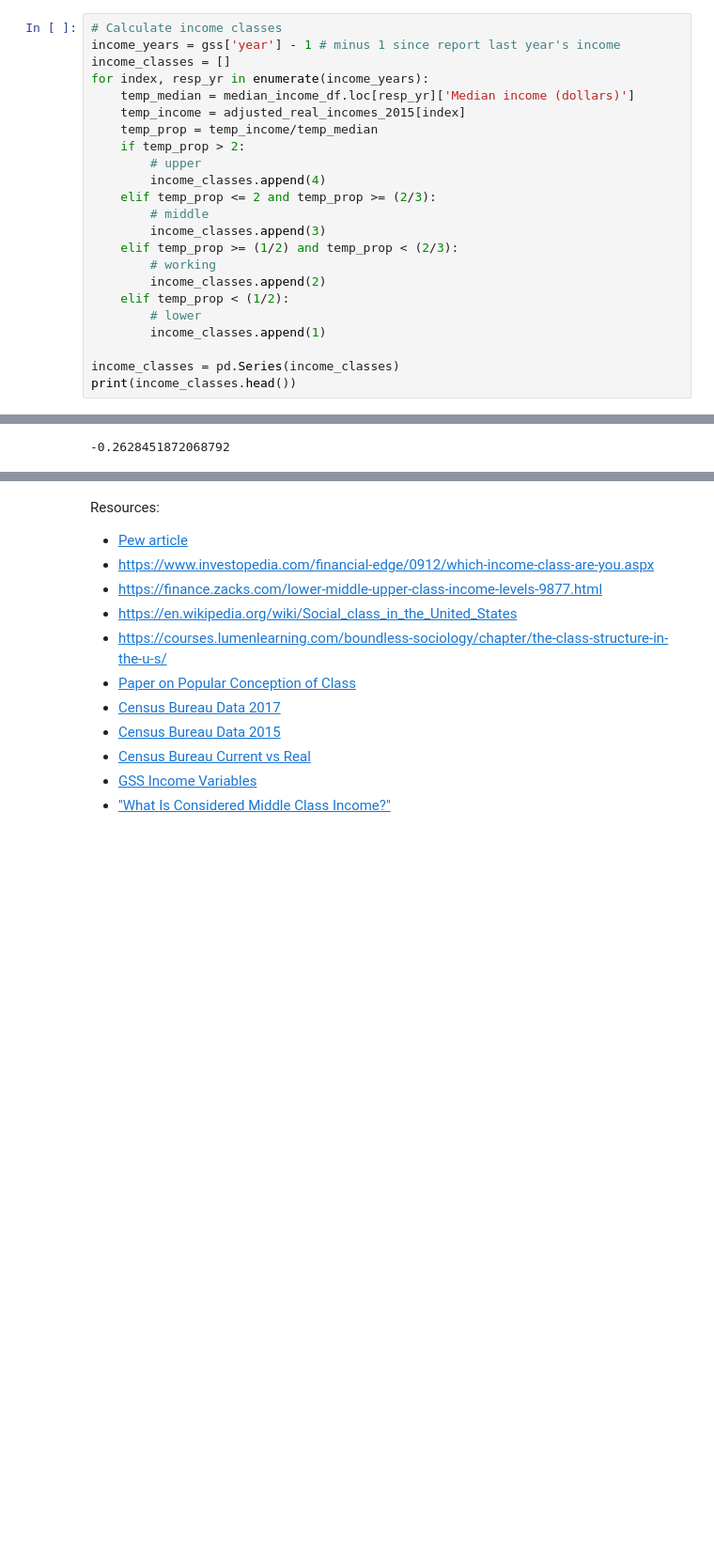
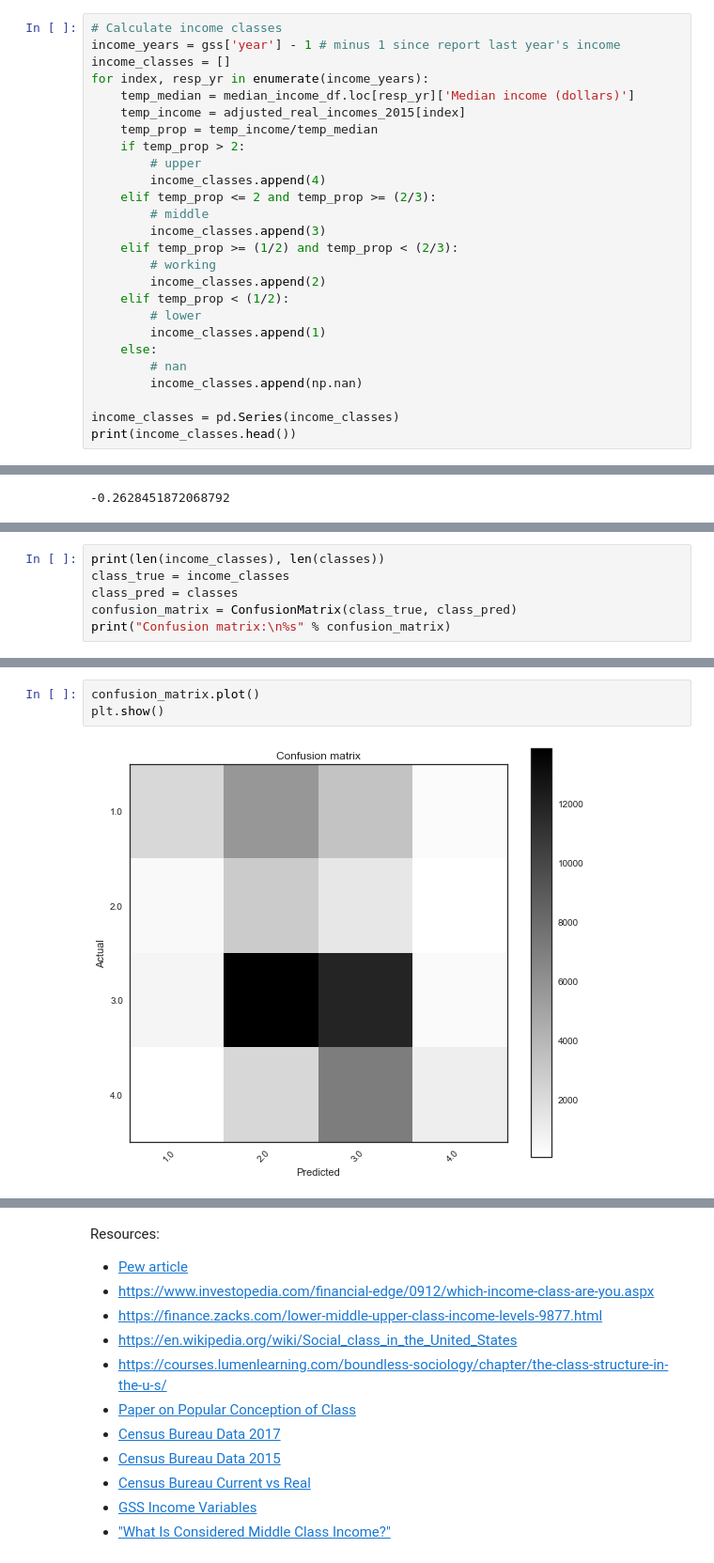
Before and after one commit to coverney/ThinkStats2, a Jupyter notebook: project1/Project1Playground.ipynb, the cells around one changed output, grey strips where cells are left out. Shown at 94% size. Cells and saved outputs as stored; diff of their text form; blank space fills up the shorter version.

```diff
--- a/project1/Project1Playground.ipynb
+++ b/project1/Project1Playground.ipynb
@@ -203,6 +203,9 @@ for index, resp_yr in enumerate(income_years):
     elif temp_prop < (1/2):
         # lower
         income_classes.append(1)
+    else:
+        # nan
+        income_classes.append(np.nan)
 
 income_classes = pd.Series(income_classes)
 print(income_classes.head())
@@ -239,0 +248,6 @@ cohen2
+# %%
+print(len(income_classes), len(classes))
+class_true = income_classes
+class_pred = classes
+confusion_matrix = ConfusionMatrix(class_true, class_pred)
+print("Confusion matrix:\n%s" % confusion_matrix)
@@ -239,0 +264,5 @@ cohen2
+# %%
+confusion_matrix.plot()
+plt.show()
+# %% [output]
+[figure, added]
```
Also changed, not shown: parts of 7 cells of this notebook.
